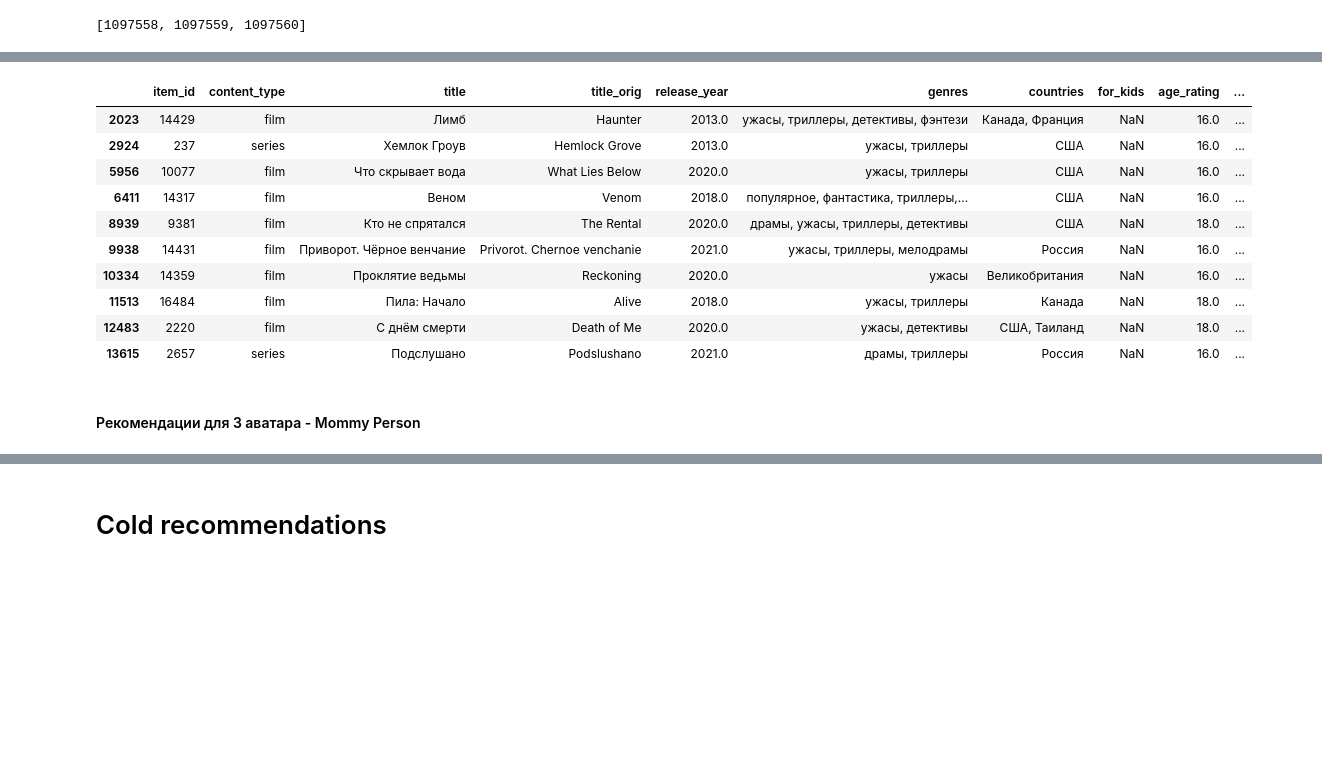
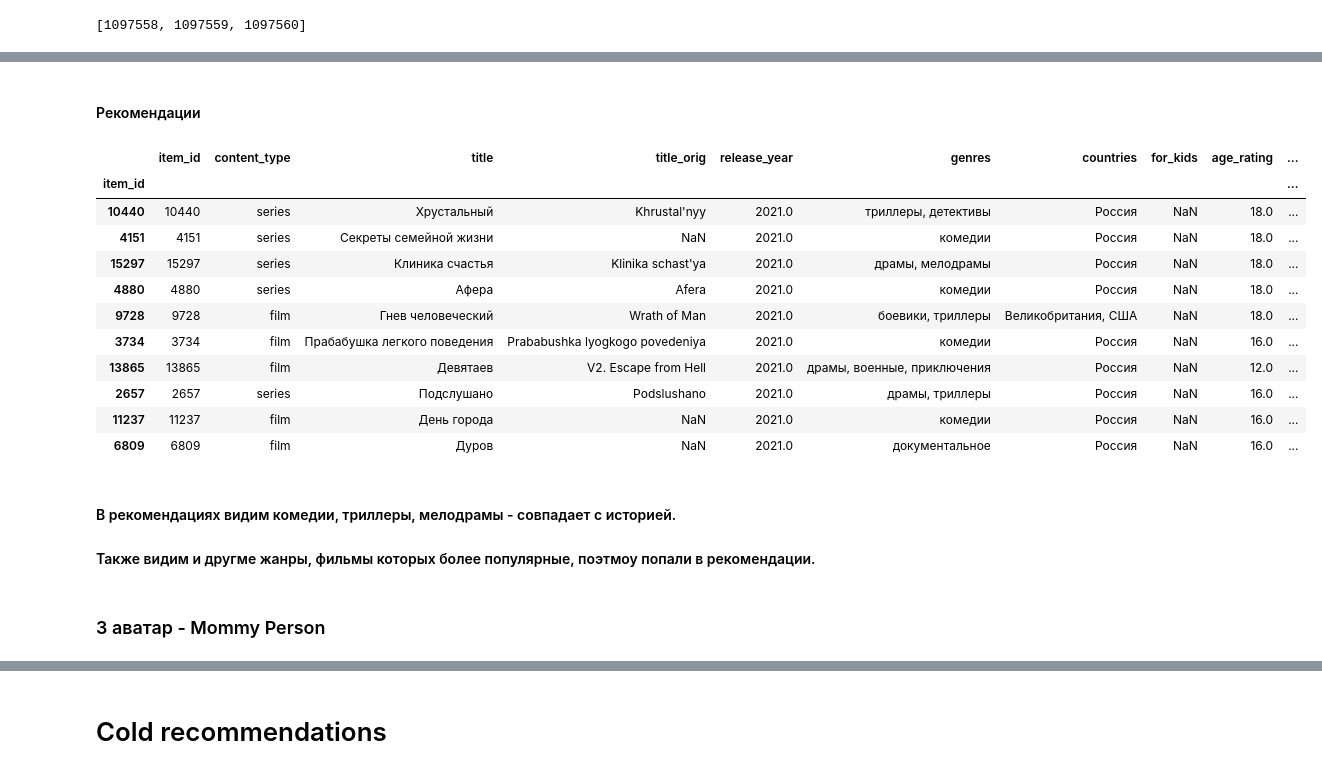
Before and after one commit to qeumo/RecoService, a Jupyter notebook: notebooks/hw4/Homework_4.ipynb, the cells around one changed output, grey strips where cells are left out. Saved outputs shown, nothing was run; the diff lists cells and outputs as text; code cells hidden in the pictures; blank space fills up the shorter version.

```diff
--- a/notebooks/hw4/Homework_4.ipynb
+++ b/notebooks/hw4/Homework_4.ipynb
@@ -741 +743,7 @@ avatars_reco_item_ids
+# %%
+item_popularity = interactions.groupby(Columns.Item)['user_id'].agg('count').reset_index().rename(mapper={'user_id': 'popularity'}, axis=1)
+# %%
+item_popularity['popularity'] = ((item_popularity.popularity - item_popularity.popularity.min()) / (item_popularity.popularity.max() - item_popularity.popularity.min())).sort_values()
+# %%
+items = items.merge(item_popularity, on='item_id')
 # %% [markdown]
@@ -759,16 +799,24 @@ items[items.item_id.isin(avatars_reco_item_ids[1097558])]
+# %% [markdown]
+#### Рекомендации
 # %%
-items[items.item_id.isin(avatars_reco_item_ids[1097559])]
+reco_avatar_2 = items[items.item_id.isin(avatars_reco_item_ids[1097559])]
+reco_avatar_2.index = reco_avatar_2.item_id
+reco_avatar_2.loc[avatars_reco_item_ids[1097559]]
 # %% [output]
 |  | item_id | content_type | title | title_orig | release_year | genres | countries | for_kids | age_rating | ... |
-| 2023 | 14429 | film | Лимб | Haunter | 2013.0 | ужасы, триллеры, детективы, фэнтези | Канада, Франция | NaN | 16.0 | ... |
-| 2924 | 237 | series | Хемлок Гроув | Hemlock Grove | 2013.0 | ужасы, триллеры | США | NaN | 16.0 | ... |
-| 5956 | 10077 | film | Что скрывает вода | What Lies Below | 2020.0 | ужасы, триллеры | США | NaN | 16.0 | ... |
-| 6411 | 14317 | film | Веном | Venom | 2018.0 | популярное, фантастика, триллеры,... | США | NaN | 16.0 | ... |
-| 8939 | 9381 | film | Кто не спрятался | The Rental | 2020.0 | драмы, ужасы, триллеры, детективы | США | NaN | 18.0 | ... |
-| 9938 | 14431 | film | Приворот. Чёрное венчание | Privorot. Chernoe venchanie | 2021.0 | ужасы, триллеры, мелодрамы | Россия | NaN | 16.0 | ... |
-| 10334 | 14359 | film | Проклятие ведьмы | Reckoning | 2020.0 | ужасы | Великобритания | NaN | 16.0 | ... |
-| 11513 | 16484 | film | Пила: Начало | Alive | 2018.0 | ужасы, триллеры | Канада | NaN | 18.0 | ... |
-| 12483 | 2220 | film | С днём смерти | Death of Me | 2020.0 | ужасы, детективы | США, Таиланд | NaN | 18.0 | ... |
-| 13615 | 2657 | series | Подслушано | Podslushano | 2021.0 | драмы, триллеры | Россия | NaN | 16.0 | ... |
+| item_id |  |  |  |  |  |  |  |  |  | ... |
+| 10440 | 10440 | series | Хрустальный | Khrustal'nyy | 2021.0 | триллеры, детективы | Россия | NaN | 18.0 | ... |
+| 4151 | 4151 | series | Секреты семейной жизни | NaN | 2021.0 | комедии | Россия | NaN | 18.0 | ... |
+| 15297 | 15297 | series | Клиника счастья | Klinika schast'ya | 2021.0 | драмы, мелодрамы | Россия | NaN | 18.0 | ... |
+| 4880 | 4880 | series | Афера | Afera | 2021.0 | комедии | Россия | NaN | 18.0 | ... |
+| 9728 | 9728 | film | Гнев человеческий | Wrath of Man | 2021.0 | боевики, триллеры | Великобритания, США | NaN | 18.0 | ... |
+| 3734 | 3734 | film | Прабабушка легкого поведения | Prababushka lyogkogo povedeniya | 2021.0 | комедии | Россия | NaN | 16.0 | ... |
+| 13865 | 13865 | film | Девятаев | V2. Escape from Hell | 2021.0 | драмы, военные, приключения | Россия | NaN | 12.0 | ... |
+| 2657 | 2657 | series | Подслушано | Podslushano | 2021.0 | драмы, триллеры | Россия | NaN | 16.0 | ... |
+| 11237 | 11237 | film | День города | NaN | 2021.0 | комедии | Россия | NaN | 16.0 | ... |
+| 6809 | 6809 | film | Дуров | NaN | 2021.0 | документальное | Россия | NaN | 16.0 | ... |
+# %% [markdown]
+#### В рекомендациях видим комедии, триллеры, мелодрамы - совпадает с историей.
+#### Также видим и другме жанры, фильмы которых более популярные, поэтмоу попали в рекомендации.
 # %% [markdown]
-#### Рекомендации для 3 аватара - Mommy Person
+### 3 аватар - Mommy Person
```
Also changed, not shown: parts of 23 cells of this notebook.
